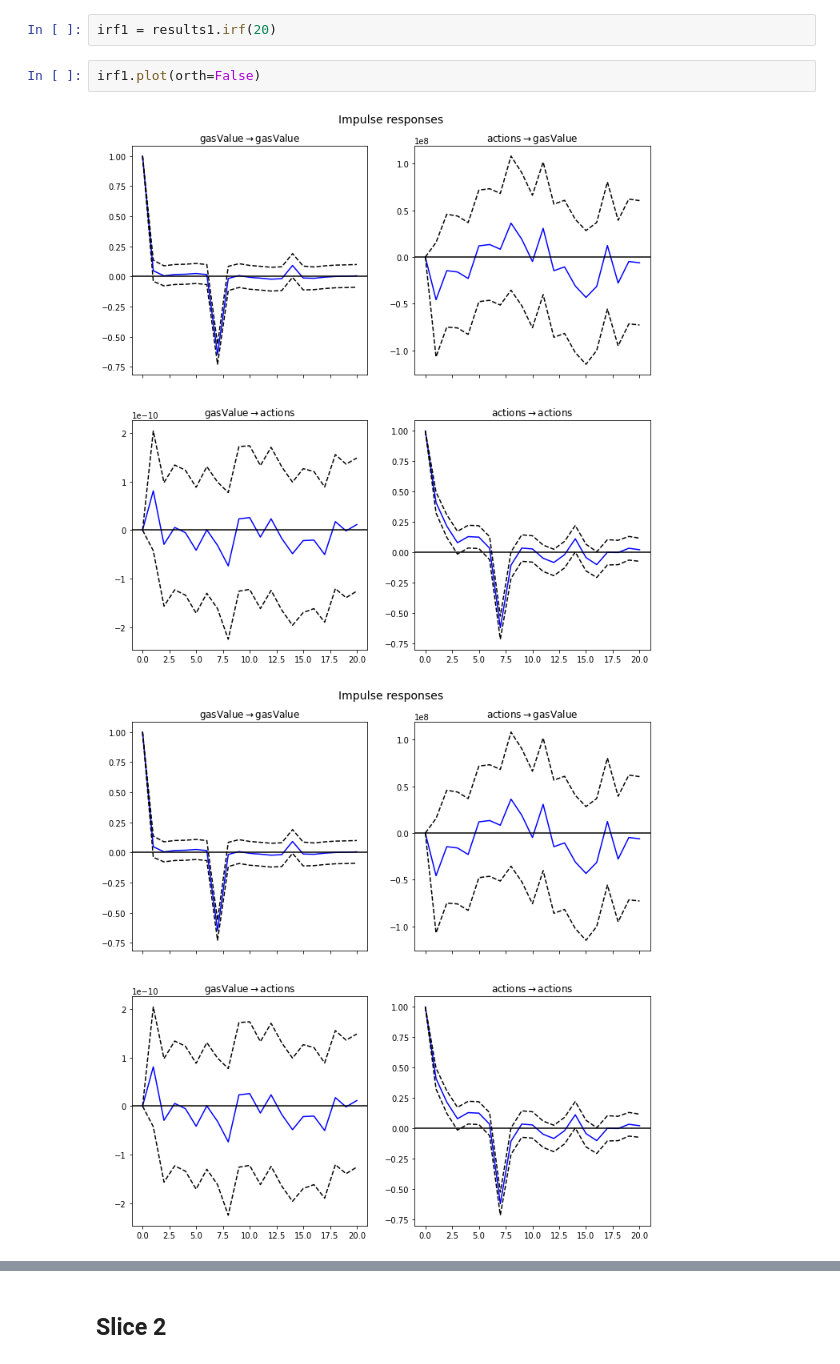
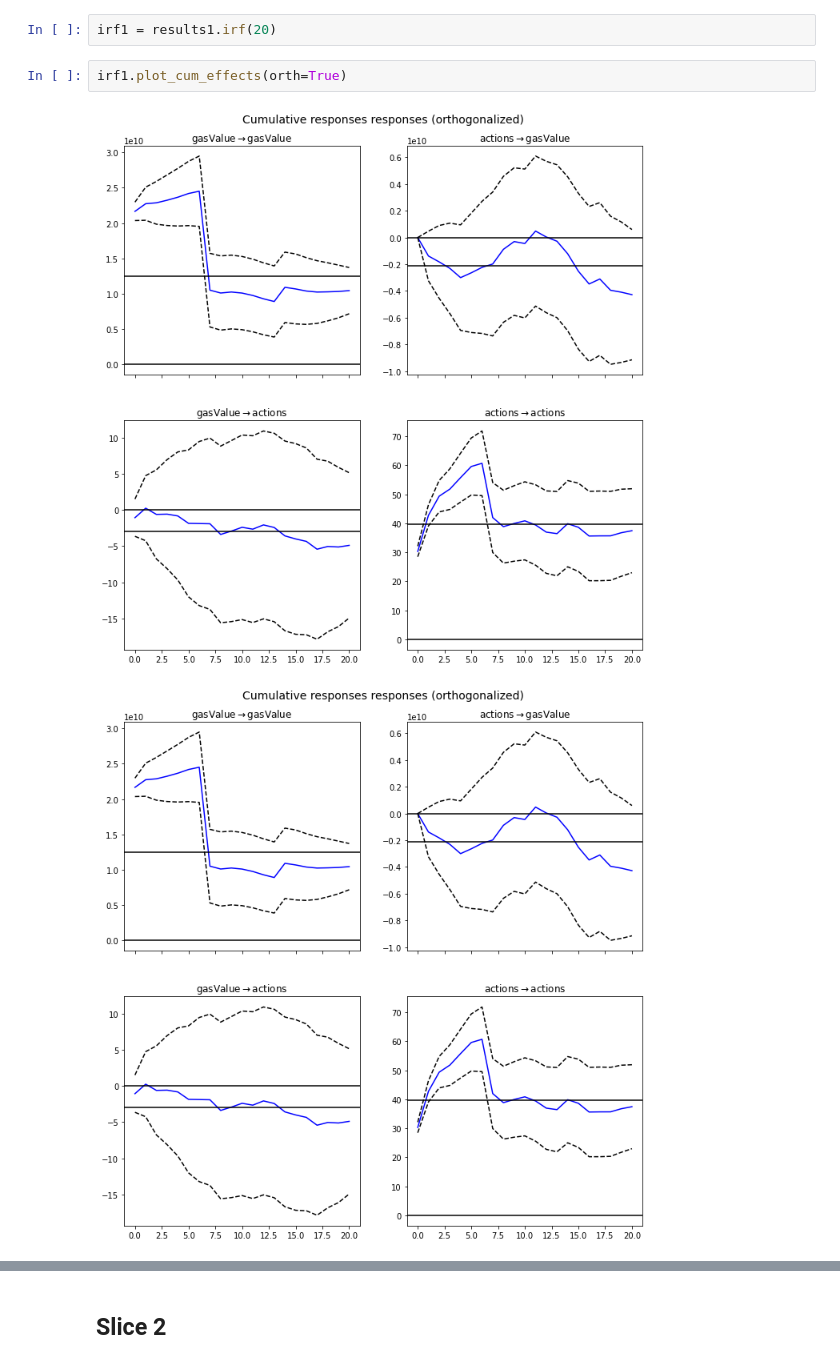
Before and after one commit to Grasia/gas-dao-activity, a Jupyter notebook: gas_aragon_activity_causality.ipynb, the cells around one changed output, grey strips where cells are left out. Drawn from its saved outputs; the diff is of its cells as text.

```diff
--- a/gas_aragon_activity_causality.ipynb
+++ b/gas_aragon_activity_causality.ipynb
@@ -426,7 +426,7 @@ results1.plot_acorr()
 # %%
 irf1 = results1.irf(20)
 # %%
-irf1.plot(orth=False)
+irf1.plot_cum_effects(orth=True)
 # %% [output]
-[figure, old version]
+[figure, new version]
-[figure, old version]
+[figure, new version]
```
Also changed, not shown: parts of 21 cells of this notebook, 1 other file.
